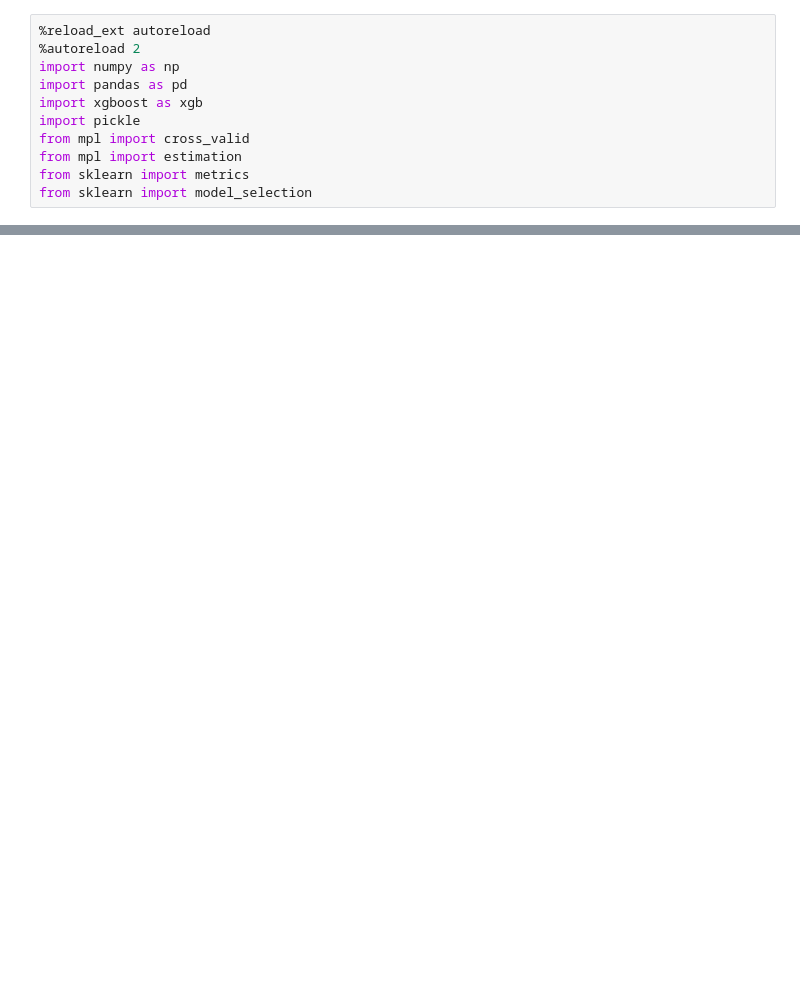
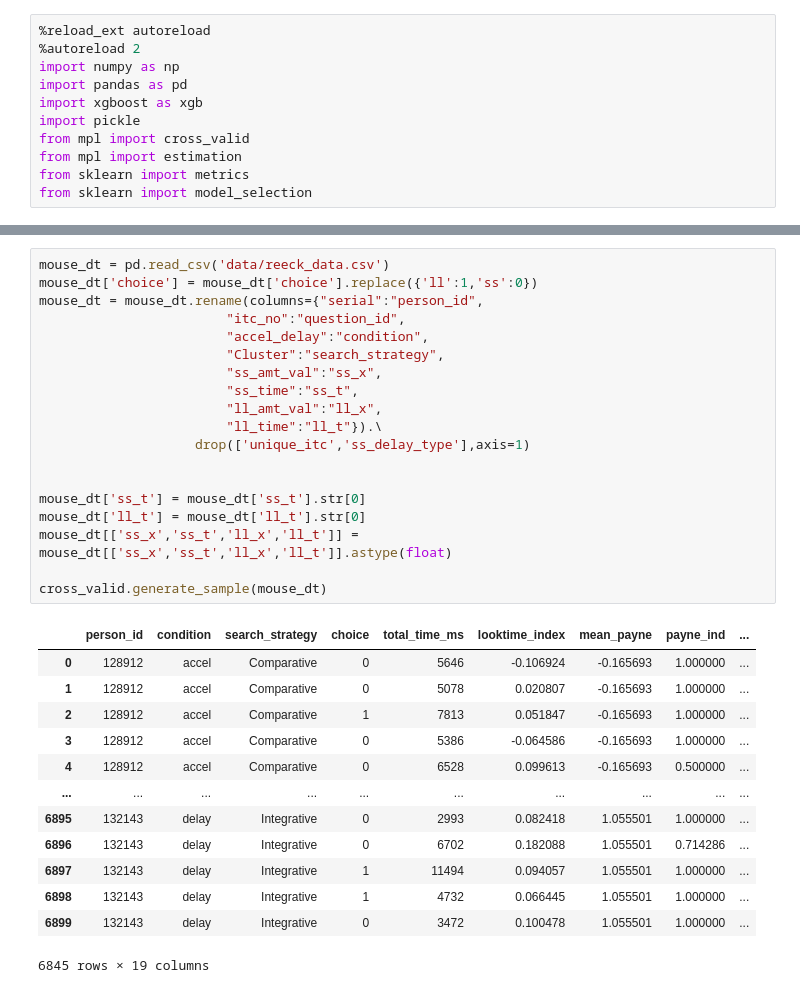
Before and after one commit to zarkwang/attention_discount_project, a Jupyter notebook: model/heuristic.ipynb, the cells around one changed output, grey strips where cells are left out. Saved outputs shown, nothing was run; the diff lists cells and outputs as text; blank space fills up the shorter version.

```diff
--- a/model/heuristic.ipynb
+++ b/model/heuristic.ipynb
@@ -149,0 +118,33 @@ ImportError: You must install graphviz to plot tree
+# %%
+mouse_dt = pd.read_csv('data/reeck_data.csv')
+mouse_dt['choice'] = mouse_dt['choice'].replace({'ll':1,'ss':0})
+mouse_dt = mouse_dt.rename(columns={"serial":"person_id",
+                        "itc_no":"question_id",
+                        "accel_delay":"condition",
+                        "Cluster":"search_strategy",
+                        "ss_amt_val":"ss_x",
+                        "ss_time":"ss_t",
+                        "ll_amt_val":"ll_x",
+                        "ll_time":"ll_t"}).\
+                    drop(['unique_itc','ss_delay_type'],axis=1)
+
+
+mouse_dt['ss_t'] = mouse_dt['ss_t'].str[0]
+mouse_dt['ll_t'] = mouse_dt['ll_t'].str[0]
+mouse_dt[['ss_x','ss_t','ll_x','ll_t']] = mouse_dt[['ss_x','ss_t','ll_x','ll_t']].astype(float)
+
+cross_valid.generate_sample(mouse_dt)
+# %% [output]
+|  | person_id | condition | search_strategy | choice | total_time_ms | looktime_index | mean_payne | payne_ind | ... |
+| 0 | 128912 | accel | Comparative | 0 | 5646 | -0.106924 | -0.165693 | 1.000000 | ... |
+| 1 | 128912 | accel | Comparative | 0 | 5078 | 0.020807 | -0.165693 | 1.000000 | ... |
+| 2 | 128912 | accel | Comparative | 1 | 7813 | 0.051847 | -0.165693 | 1.000000 | ... |
+| 3 | 128912 | accel | Comparative | 0 | 5386 | -0.064586 | -0.165693 | 1.000000 | ... |
+| 4 | 128912 | accel | Comparative | 0 | 6528 | 0.099613 | -0.165693 | 0.500000 | ... |
+| ... | ... | ... | ... | ... | ... | ... | ... | ... | ... |
+| 6895 | 132143 | delay | Integrative | 0 | 2993 | 0.082418 | 1.055501 | 1.000000 | ... |
+| 6896 | 132143 | delay | Integrative | 0 | 6702 | 0.182088 | 1.055501 | 0.714286 | ... |
+| 6897 | 132143 | delay | Integrative | 1 | 11494 | 0.094057 | 1.055501 | 1.000000 | ... |
+| 6898 | 132143 | delay | Integrative | 1 | 4732 | 0.066445 | 1.055501 | 1.000000 | ... |
+| 6899 | 132143 | delay | Integrative | 0 | 3472 | 0.100478 | 1.055501 | 1.000000 | ... |
+6845 rows × 19 columns
```
Also changed, not shown: parts of 17 cells of this notebook, 16 other files.
